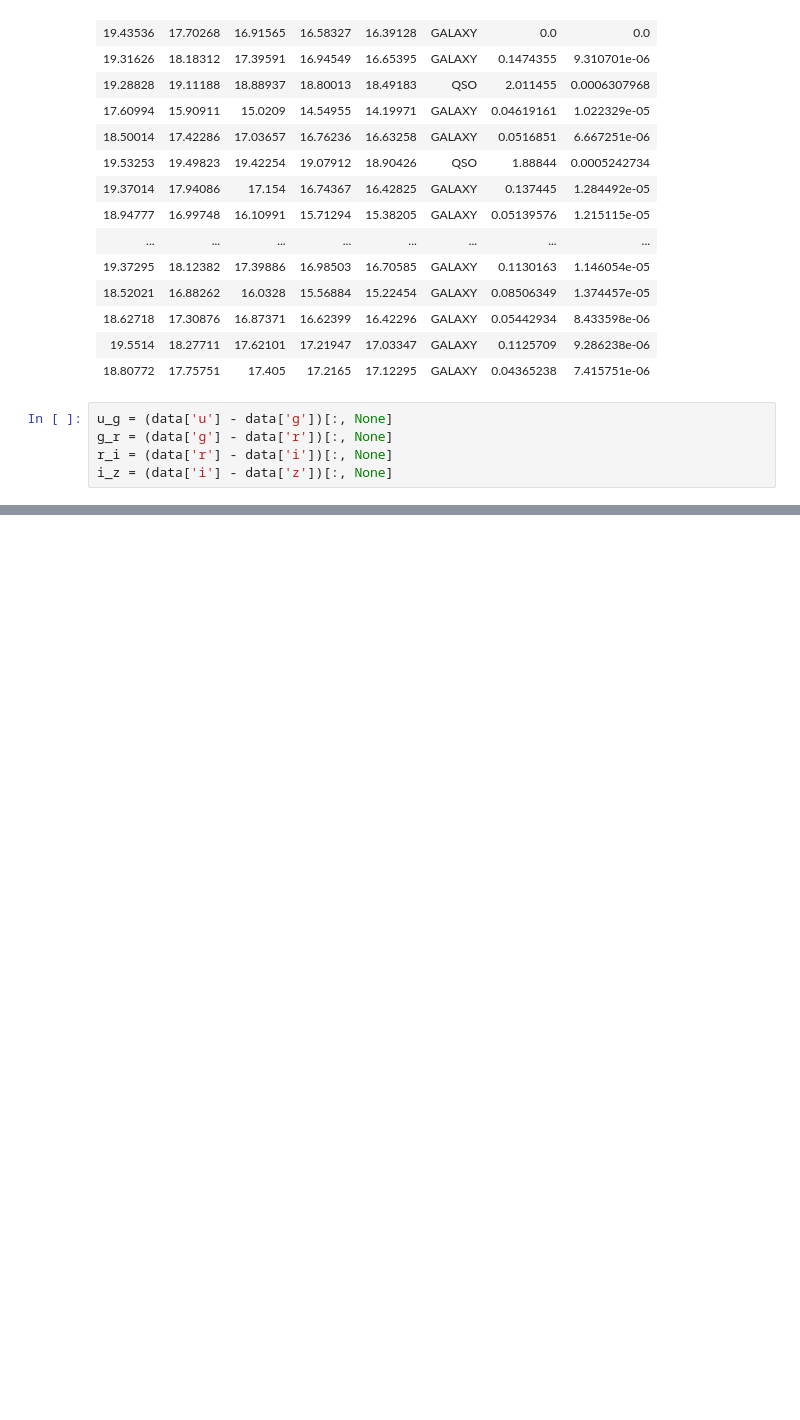
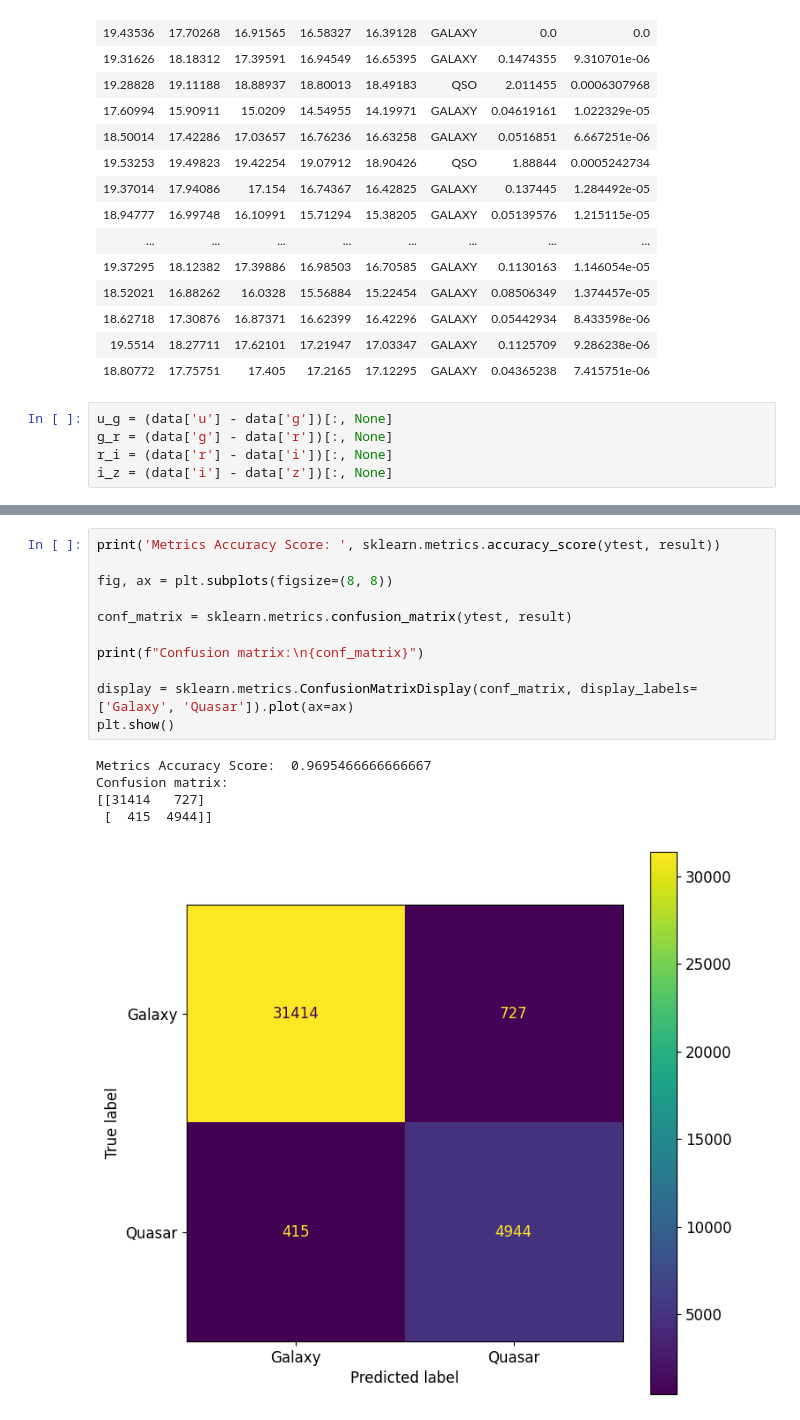
Before and after one commit to olli-e-benji/Astrostatistics-and-Machine-Learning-2023, a Jupyter notebook: working/L19_ClassificationQuasarGalaxy.ipynb, the cells around one changed output, grey strips where cells are left out. Cells and saved outputs as stored; diff of their text form; blank space fills up the shorter version.

```diff
--- a/working/L19_ClassificationQuasarGalaxy.ipynb
+++ b/working/L19_ClassificationQuasarGalaxy.ipynb
@@ -121,0 +134,17 @@ result.shape
+# %%
+print('Metrics Accuracy Score: ', sklearn.metrics.accuracy_score(ytest, result))
+
+fig, ax = plt.subplots(figsize=(8, 8))
+
+conf_matrix = sklearn.metrics.confusion_matrix(ytest, result)
+
+print(f"Confusion matrix:\n{conf_matrix}")
+
+display = sklearn.metrics.ConfusionMatrixDisplay(conf_matrix, display_labels=['Galaxy', 'Quasar']).plot(ax=ax)
+plt.show()
+# %% [output]
+Metrics Accuracy Score:  0.9695466666666667
+Confusion matrix:
+[[31414   727]
+ [  415  4944]]
+[figure, added]
```
Also changed, not shown: parts of 15 cells of this notebook.
